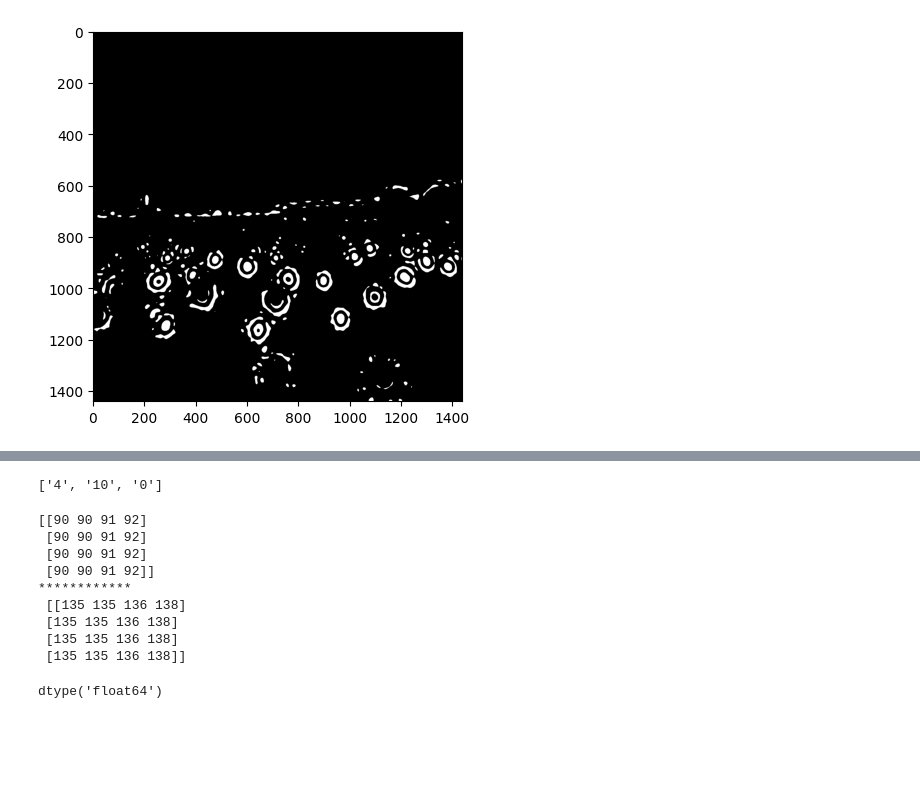
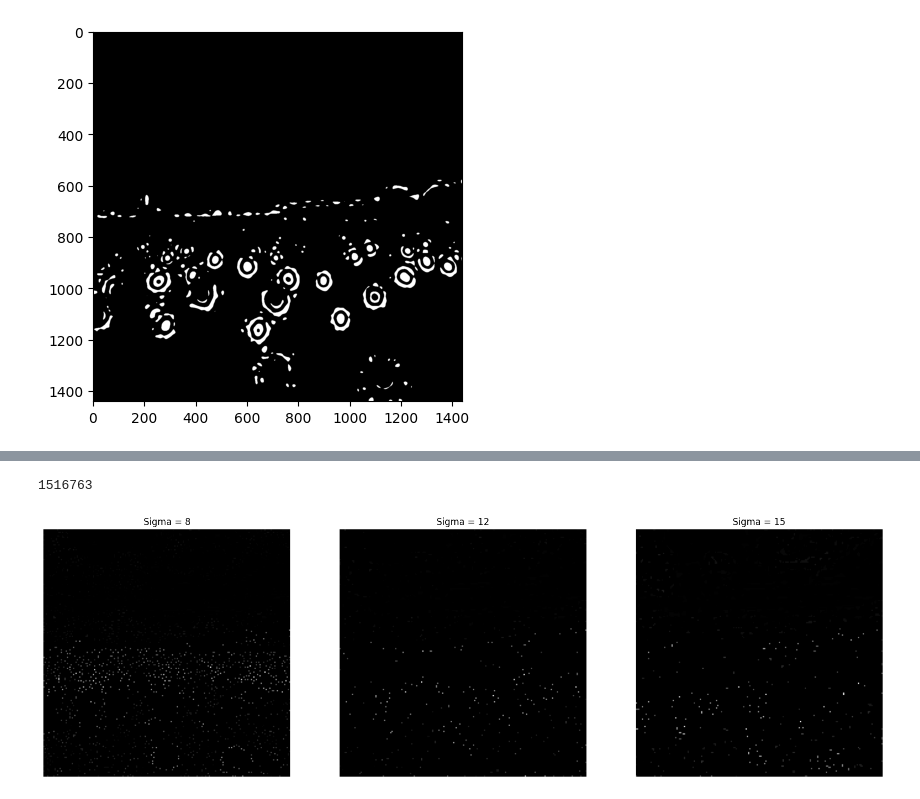
Before and after one commit to SayuruA/Basics-of-Image-Processing, a Jupyter notebook: Fitting_1.ipynb, the cells around one changed output, grey strips where cells are left out. Drawn from its saved outputs; the diff is of its cells as text; code cells hidden in the pictures; blank space fills up the shorter version.

```diff
--- a/Fitting_1.ipynb
+++ b/Fitting_1.ipynb
@@ -219,25 +167,36 @@ plt.show()
-# %%
-ver = (cv.__version__).split('.')
-ver
-# %% [output]
-['4', '10', '0']
-# %%
-test1 = im[:4,:4,0]
-test2 = test1 * 1.5
-test2 = test2.astype(np.uint8)
-print(test1)
-print("************\n" ,test2)
-# %% [output]
-[[90 90 91 92]
- [90 90 91 92]
- [90 90 91 92]
- [90 90 91 92]]
-************
- [[135 135 136 138]
- [135 135 136 138]
- [135 135 136 138]
- [135 135 136 138]]
-# %%
-test2.dtype
-# %% [output]
-dtype('float64')
+# %%
+ np.count_nonzero(scaleSpace[0])
+# %% [output]
+1516763
+# %%
+import numpy as np
+
+def NMS(input_array, n):
+    depth, height, width = input_array.shape
+    radius = n // 2
+    output_array = input_array.copy()
+
+    for z in range(depth):
+        for y in range(height):
+            for x in range(width):
+                z_min, z_max = max(z - radius, 0), min(z + radius + 1, depth)
+                y_min, y_max = max(y - radius, 0), min(y + radius + 1, height)
+                x_min, x_max = max(x - radius, 0), min(x + radius + 1, width)
+
+                window = input_array[z_min:z_max, y_min:y_max, x_min:x_max]
+                max_value = np.max(window)
+
+                output_array[z, y, x] = max_value if input_array[z, y, x] >= max_value else 0
+
+    return output_array
+# %%
+NMS_scaleSpace = NMS(scaleSpace, 3)
+NMS_scaleSpace = NMS(NMS_scaleSpace, 3)
+# plot all the images in the scaleSpace
+fig, ax = plt.subplots(1, len(sigmas), figsize=(20, 10))
+for i in range(len(sigmas)):
+  ax[i].imshow(NMS_scaleSpace[i], cmap='gray')
+  ax[i].set_title(f'Sigma = {sigmas[i]}')
+  ax[i].axis('off')
+# %% [output]
+[figure, added]
```
Also changed, not shown: parts of 17 cells of this notebook.
